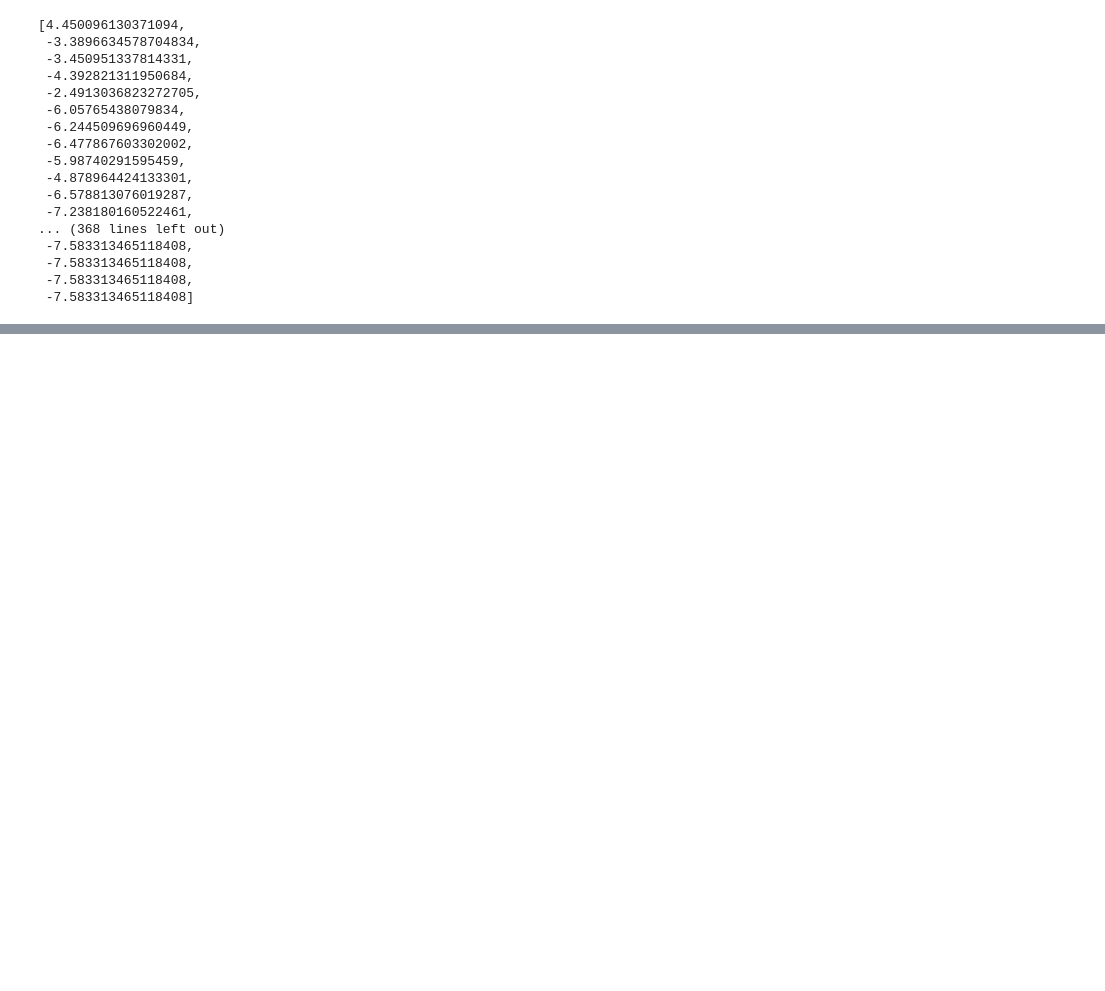
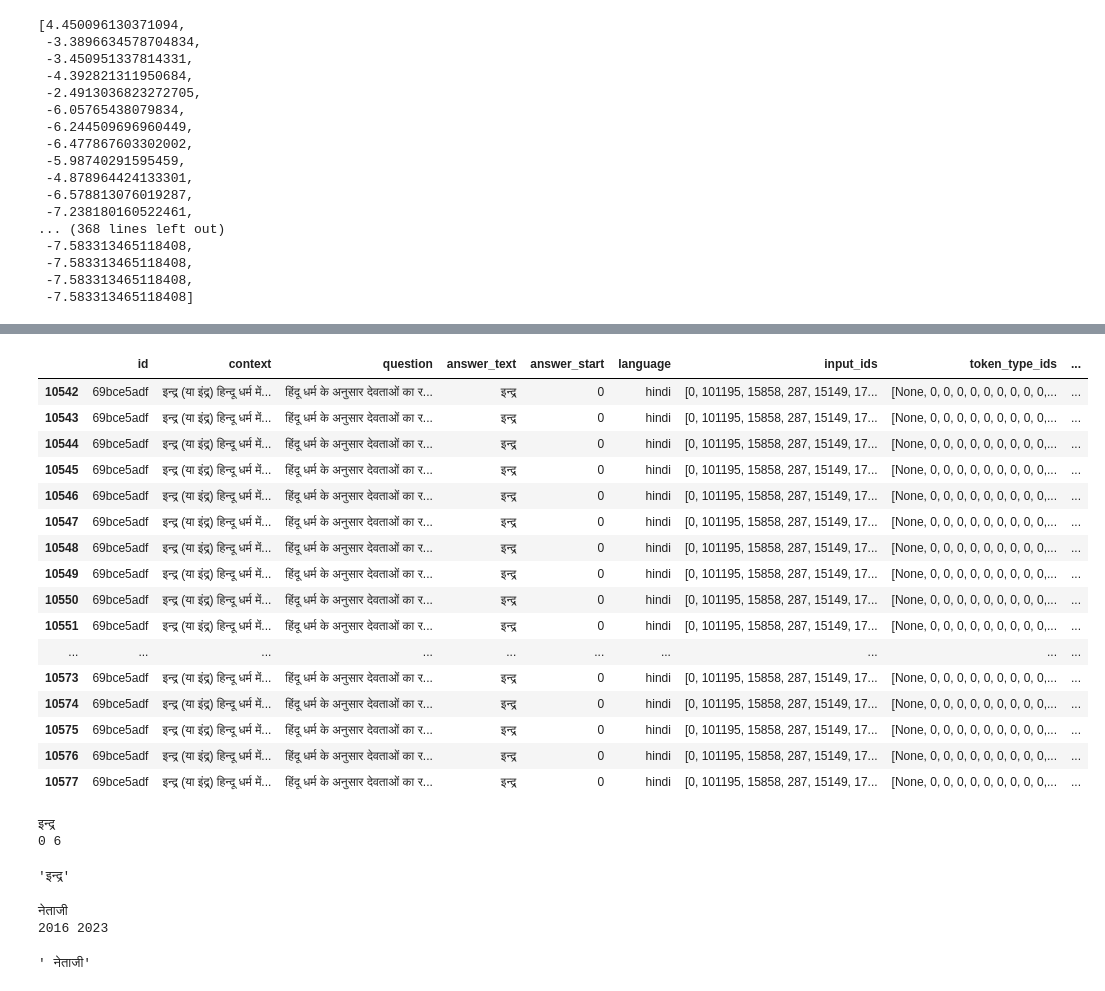
Before and after one commit to guchio3/kaggle-chaii-2021, a Jupyter notebook: notebooks/pre-postprocess_debug.ipynb, the cells around one changed output, grey strips where cells are left out. Drawn from its saved outputs; the diff is of its cells as text; code cells hidden in the pictures; blank space fills up the shorter version.

```diff
--- a/notebooks/postprocess_debug.ipynb
+++ b/notebooks/pre-postprocess_debug.ipynb
@@ -220,0 +301,44 @@ checkpoint.val_end_logits[0]
+# %%
+e005_df.query("id == '69bce5adf'")
+# %% [output]
+|  | id | context | question | answer_text | answer_start | language | input_ids | token_type_ids | ... |
+| 10542 | 69bce5adf | इन्द्र (या इंद्र) हिन्दू धर्म में... | हिंदू धर्म के अनुसार देवताओं का र... | इन्द्र | 0 | hindi | [0, 101195, 15858, 287, 15149, 17... | [None, 0, 0, 0, 0, 0, 0, 0, 0, 0,... | ... |
+| 10543 | 69bce5adf | इन्द्र (या इंद्र) हिन्दू धर्म में... | हिंदू धर्म के अनुसार देवताओं का र... | इन्द्र | 0 | hindi | [0, 101195, 15858, 287, 15149, 17... | [None, 0, 0, 0, 0, 0, 0, 0, 0, 0,... | ... |
+| 10544 | 69bce5adf | इन्द्र (या इंद्र) हिन्दू धर्म में... | हिंदू धर्म के अनुसार देवताओं का र... | इन्द्र | 0 | hindi | [0, 101195, 15858, 287, 15149, 17... | [None, 0, 0, 0, 0, 0, 0, 0, 0, 0,... | ... |
+| 10545 | 69bce5adf | इन्द्र (या इंद्र) हिन्दू धर्म में... | हिंदू धर्म के अनुसार देवताओं का र... | इन्द्र | 0 | hindi | [0, 101195, 15858, 287, 15149, 17... | [None, 0, 0, 0, 0, 0, 0, 0, 0, 0,... | ... |
+| 10546 | 69bce5adf | इन्द्र (या इंद्र) हिन्दू धर्म में... | हिंदू धर्म के अनुसार देवताओं का र... | इन्द्र | 0 | hindi | [0, 101195, 15858, 287, 15149, 17... | [None, 0, 0, 0, 0, 0, 0, 0, 0, 0,... | ... |
+| 10547 | 69bce5adf | इन्द्र (या इंद्र) हिन्दू धर्म में... | हिंदू धर्म के अनुसार देवताओं का र... | इन्द्र | 0 | hindi | [0, 101195, 15858, 287, 15149, 17... | [None, 0, 0, 0, 0, 0, 0, 0, 0, 0,... | ... |
+| 10548 | 69bce5adf | इन्द्र (या इंद्र) हिन्दू धर्म में... | हिंदू धर्म के अनुसार देवताओं का र... | इन्द्र | 0 | hindi | [0, 101195, 15858, 287, 15149, 17... | [None, 0, 0, 0, 0, 0, 0, 0, 0, 0,... | ... |
+| 10549 | 69bce5adf | इन्द्र (या इंद्र) हिन्दू धर्म में... | हिंदू धर्म के अनुसार देवताओं का र... | इन्द्र | 0 | hindi | [0, 101195, 15858, 287, 15149, 17... | [None, 0, 0, 0, 0, 0, 0, 0, 0, 0,... | ... |
+| 10550 | 69bce5adf | इन्द्र (या इंद्र) हिन्दू धर्म में... | हिंदू धर्म के अनुसार देवताओं का र... | इन्द्र | 0 | hindi | [0, 101195, 15858, 287, 15149, 17... | [None, 0, 0, 0, 0, 0, 0, 0, 0, 0,... | ... |
+| 10551 | 69bce5adf | इन्द्र (या इंद्र) हिन्दू धर्म में... | हिंदू धर्म के अनुसार देवताओं का र... | इन्द्र | 0 | hindi | [0, 101195, 15858, 287, 15149, 17... | [None, 0, 0, 0, 0, 0, 0, 0, 0, 0,... | ... |
+| ... | ... | ... | ... | ... | ... | ... | ... | ... | ... |
+| 10573 | 69bce5adf | इन्द्र (या इंद्र) हिन्दू धर्म में... | हिंदू धर्म के अनुसार देवताओं का र... | इन्द्र | 0 | hindi | [0, 101195, 15858, 287, 15149, 17... | [None, 0, 0, 0, 0, 0, 0, 0, 0, 0,... | ... |
+| 10574 | 69bce5adf | इन्द्र (या इंद्र) हिन्दू धर्म में... | हिंदू धर्म के अनुसार देवताओं का र... | इन्द्र | 0 | hindi | [0, 101195, 15858, 287, 15149, 17... | [None, 0, 0, 0, 0, 0, 0, 0, 0, 0,... | ... |
+| 10575 | 69bce5adf | इन्द्र (या इंद्र) हिन्दू धर्म में... | हिंदू धर्म के अनुसार देवताओं का र... | इन्द्र | 0 | hindi | [0, 101195, 15858, 287, 15149, 17... | [None, 0, 0, 0, 0, 0, 0, 0, 0, 0,... | ... |
+| 10576 | 69bce5adf | इन्द्र (या इंद्र) हिन्दू धर्म में... | हिंदू धर्म के अनुसार देवताओं का र... | इन्द्र | 0 | hindi | [0, 101195, 15858, 287, 15149, 17... | [None, 0, 0, 0, 0, 0, 0, 0, 0, 0,... | ... |
+| 10577 | 69bce5adf | इन्द्र (या इंद्र) हिन्दू धर्म में... | हिंदू धर्म के अनुसार देवताओं का र... | इन्द्र | 0 | hindi | [0, 101195, 15858, 287, 15149, 17... | [None, 0, 0, 0, 0, 0, 0, 0, 0, 0,... | ... |
+# %%
+row = e005_df.iloc[10542]
+print(row["answer_text"])
+s = row["offset_mapping"][14][0]
+e = row["offset_mapping"][14][1]
+print(s, e)
+
+row["context"][s:e]
+# %% [output]
+इन्द्र
+0 6
+'इन्द्र'
+# %%
+row = e005_df.iloc[14736]
+print(row["answer_text"])
+s = row["offset_mapping"][360][0]
+e = row["offset_mapping"][361][1]
+print(s, e)
+
+row["context"][s:e]
+# %% [output]
+नेताजी
+2016 2023
+' नेताजी'
```
Also changed, not shown: parts of 11 cells of this notebook, 9 other files.
